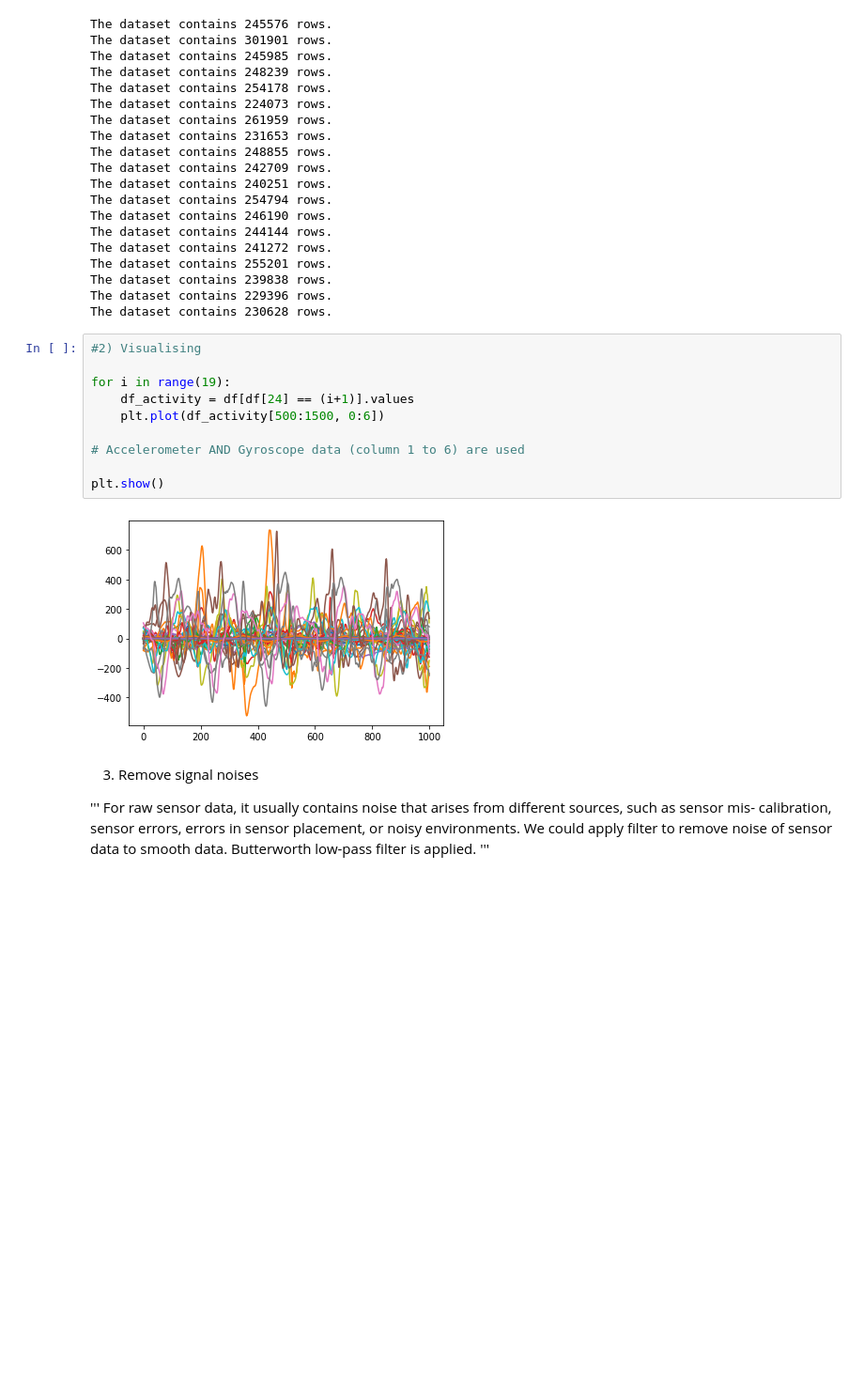
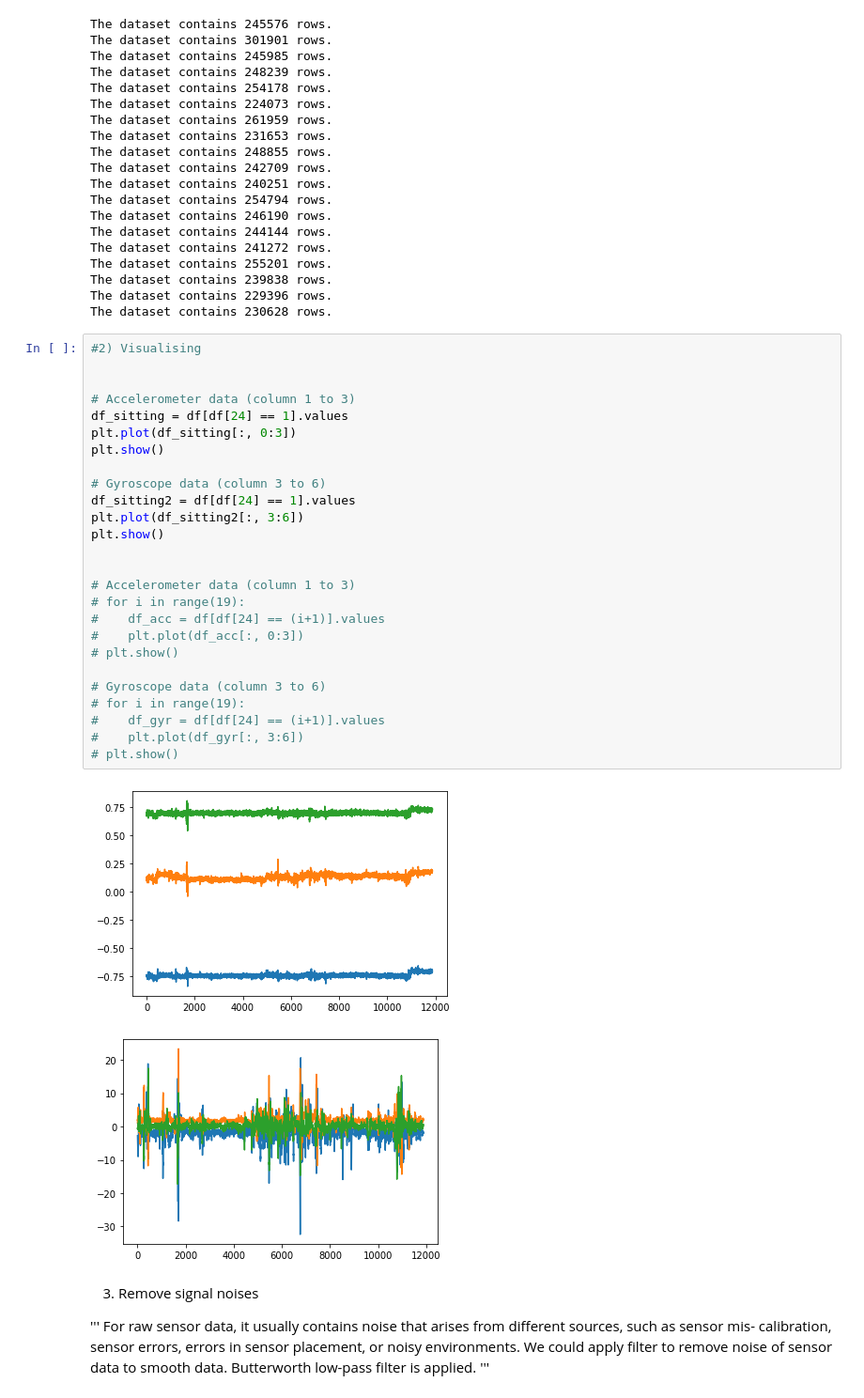
Before and after one commit to lbhuphatiraju/Comp255-Assessment-1, a Jupyter notebook: Assessment.ipynb, the cells around one changed output. Shown at 94% size. Saved outputs shown, nothing was run; the diff lists cells and outputs as text; blank space fills up the shorter version.

```diff
--- a/Assessment.ipynb
+++ b/Assessment.ipynb
@@ -45,18 +47,35 @@ The dataset contains 255201 rows.
 The dataset contains 239838 rows.
 The dataset contains 229396 rows.
 The dataset contains 230628 rows.
-# %%
-#2) Visualising
-
-for i in range(19):
-    df_activity = df[df[24] == (i+1)].values
-    plt.plot(df_activity[500:1500, 0:6])
-
-# Accelerometer AND Gyroscope data (column 1 to 6) are used
-
-plt.show()
-# %% [output]
-[figure, removed]
+# %%
+#2) Visualising
+
+
+# Accelerometer data (column 1 to 3)
+df_sitting = df[df[24] == 1].values
+plt.plot(df_sitting[:, 0:3])
+plt.show()
+
+# Gyroscope data (column 3 to 6)
+df_sitting2 = df[df[24] == 1].values
+plt.plot(df_sitting2[:, 3:6])
+plt.show()
+
+
+# Accelerometer data (column 1 to 3)
+# for i in range(19):
+#    df_acc = df[df[24] == (i+1)].values
+#    plt.plot(df_acc[:, 0:3])
+# plt.show()
+
+# Gyroscope data (column 3 to 6)
+# for i in range(19):
+#    df_gyr = df[df[24] == (i+1)].values
+#    plt.plot(df_gyr[:, 3:6])
+# plt.show()
+# %% [output]
+[figure, added]
+[figure, added]
 # %% [markdown]
 3) Remove signal noises
 
```
Also changed, not shown: parts of 6 cells of this notebook.
